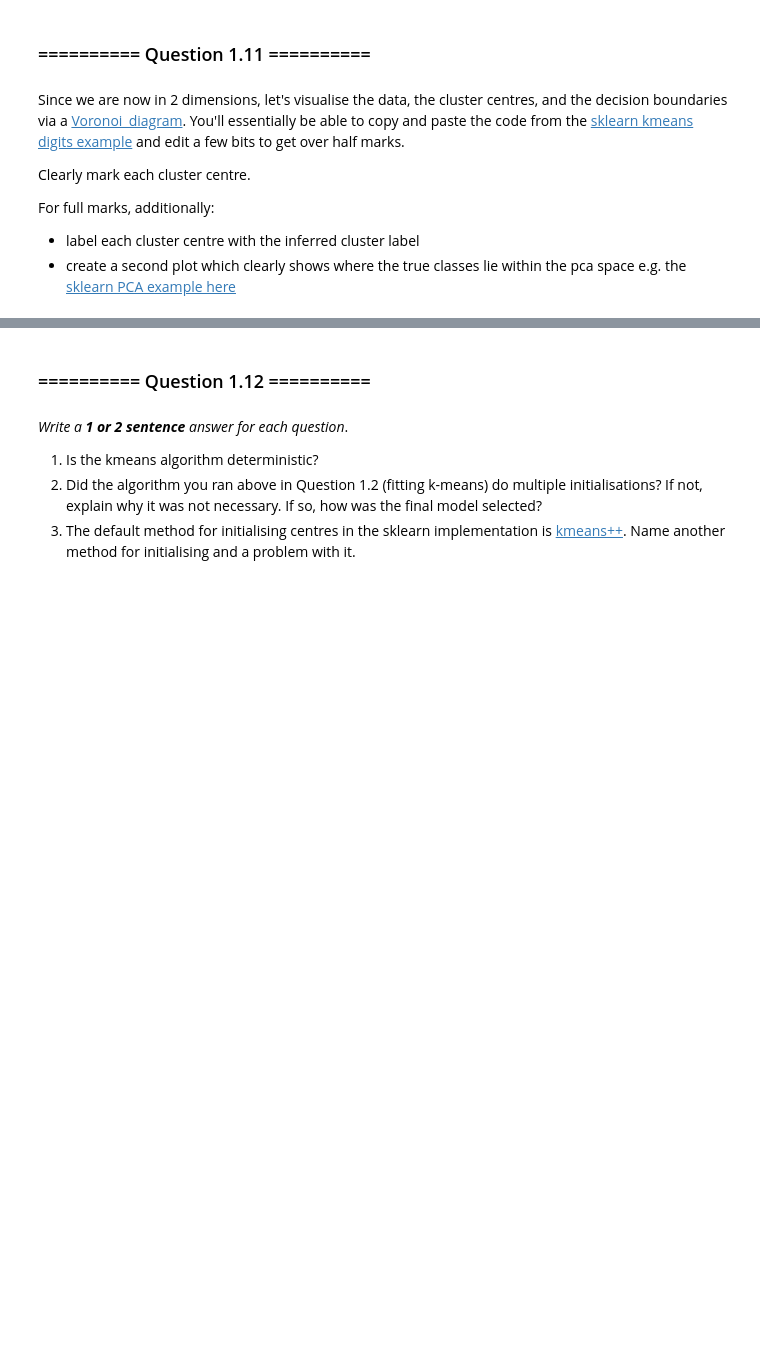
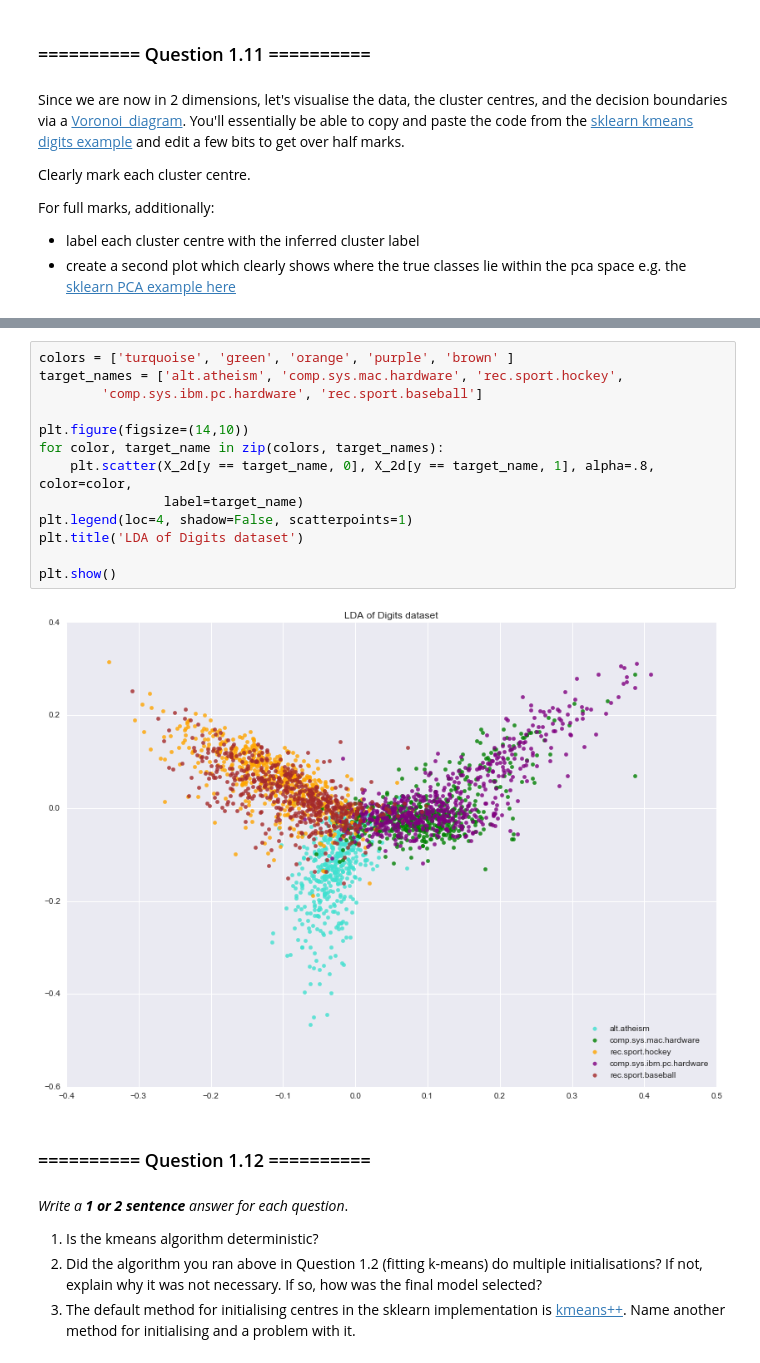
Before and after one commit to CaesarZhang070497/iamlsolution, a Jupyter notebook: 09_Assignment_4.ipynb, the cells around one changed output, grey strips where cells are left out. Saved outputs shown, nothing was run; the diff lists cells and outputs as text; blank space fills up the shorter version.

```diff
--- a/09_Assignment_4.ipynb
+++ b/09_Assignment_4.ipynb
@@ -435,3 +474,18 @@ plt.show()
+# %%
+colors = ['turquoise', 'green', 'orange', 'purple', 'brown' ]
+target_names = ['alt.atheism', 'comp.sys.mac.hardware', 'rec.sport.hockey',
+        'comp.sys.ibm.pc.hardware', 'rec.sport.baseball']
+
+plt.figure(figsize=(14,10))
+for color, target_name in zip(colors, target_names):
+    plt.scatter(X_2d[y == target_name, 0], X_2d[y == target_name, 1], alpha=.8, color=color,
+                label=target_name)
+plt.legend(loc=4, shadow=False, scatterpoints=1)
+plt.title('LDA of Digits dataset')
+
+plt.show()
+# %% [output]
+[figure, added]
 # %% [markdown]
 ### ========== Question 1.12  ==========
 # %% [markdown]
```
Also changed, not shown: parts of 38 cells of this notebook, 2 other files.
